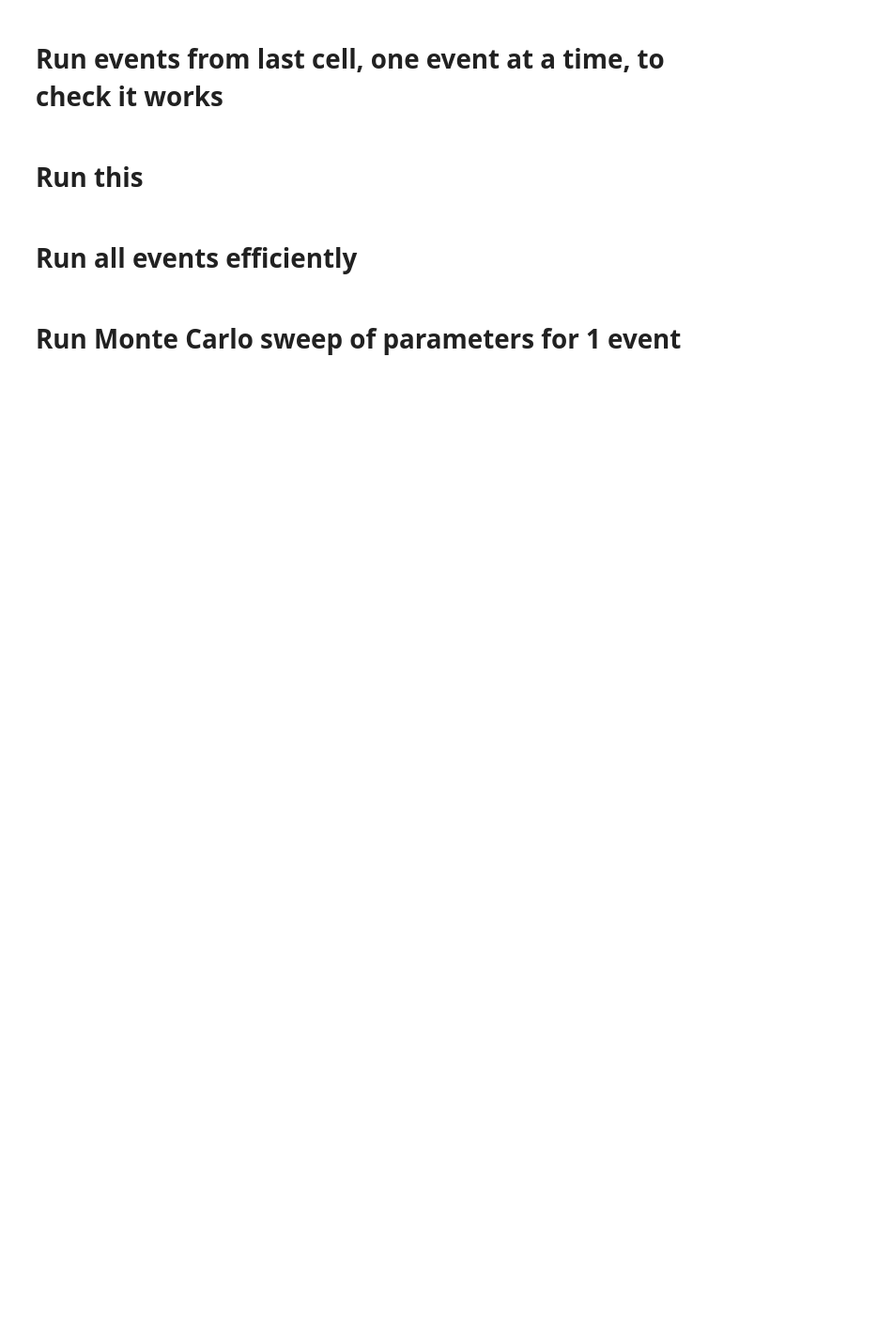
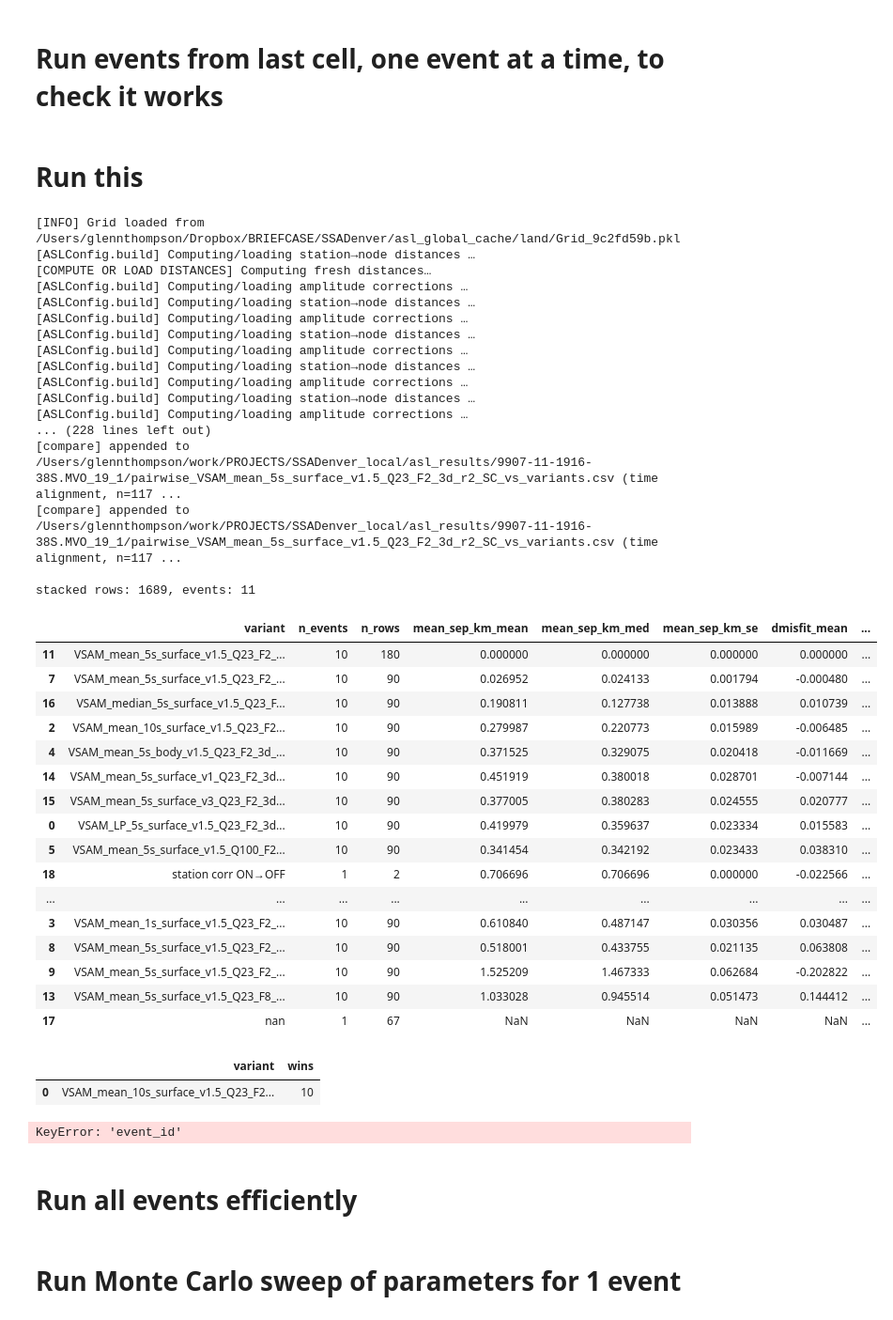
Before and after one commit to gthompson/flovopy, a Jupyter notebook: flovopy/tutorials/04_test_asl_params.ipynb, the cells around one changed output. Shown at 94% size. Drawn from its saved outputs; the diff is of its cells as text; code cells hidden in the pictures; blank space fills up the shorter version.

```diff
--- a/flovopy/tutorials/04_test_asl_params.ipynb
+++ b/flovopy/tutorials/04_test_asl_params.ipynb
@@ -481,34 +487,71 @@ baseline_cfg = ASLConfig(
     window_seconds=5.0,
     min_stations=5,
     sam_class=VSAM,
     sam_metric="mean",
     debug=False,
 ).build()
 
 variants = cfg_variants_from(
     baseline_cfg,
     landgridobj=landgridobj,
     annual_station_corrections_df=annual_station_corrections_df,
 )
 
 # --- Run comparisons (auto-run baseline & variants if missing) ---
 scored, summary, win_counts = compare_runs(
     baseline_cfg,
     events=best_event_files,            # iterable of mseed paths
     variants=variants,
     run_single_event=run_single_event,  # your existing function
     refine_sector=False,
     topo_kw=topo_kw,
     run_if_missing_baseline=True,
     run_if_missing_variants=True,       # flip to False if you want variants manual
     w_sep=1.0, w_misfit=0.5, w_azgap=0.1,
 )
 
 # --- Show results ---
 if scored is not None:
     display(summary)
     display(win_counts)
-summary.to_csv(LOCALPROJECTDIR / "pairwise_summary_surface.csv", index=False)
+summary.to_csv(OUTPUT_DIR / "pairwise_summary_surface.csv", index=False)
+# %% [output]
+[INFO] Grid loaded from /Users/glennthompson/Dropbox/BRIEFCASE/SSADenver/asl_global_cache/land/Grid_9c2fd59b.pkl
+[ASLConfig.build] Computing/loading station→node distances …
+[COMPUTE OR LOAD DISTANCES] Computing fresh distances…
+[ASLConfig.build] Computing/loading amplitude corrections …
+[ASLConfig.build] Computing/loading station→node distances …
+[ASLConfig.build] Computing/loading amplitude corrections …
+[ASLConfig.build] Computing/loading station→node distances …
+[ASLConfig.build] Computing/loading amplitude corrections …
+[ASLConfig.build] Computing/loading station→node distances …
+[ASLConfig.build] Computing/loading amplitude corrections …
+[ASLConfig.build] Computing/loading station→node distances …
+[ASLConfig.build] Computing/loading amplitude corrections …
+... (228 lines left out)
+[compare] appended to /Users/glennthompson/work/PROJECTS/SSADenver_local/asl_results/9907-11-1916-38S.MVO_19_1/pairwise_VSAM_mean_5s_surface_v1.5_Q23_F2_3d_r2_SC_vs_variants.csv (time alignment, n=117 ...
+[compare] appended to /Users/glennthompson/work/PROJECTS/SSADenver_local/asl_results/9907-11-1916-38S.MVO_19_1/pairwise_VSAM_mean_5s_surface_v1.5_Q23_F2_3d_r2_SC_vs_variants.csv (time alignment, n=117 ...
+
+stacked rows: 1689, events: 11
+|  | variant | n_events | n_rows | mean_sep_km_mean | mean_sep_km_med | mean_sep_km_se | dmisfit_mean | ... |
+| 11 | VSAM_mean_5s_surface_v1.5_Q23_F2_... | 10 | 180 | 0.000000 | 0.000000 | 0.000000 | 0.000000 | ... |
+| 7 | VSAM_mean_5s_surface_v1.5_Q23_F2_... | 10 | 90 | 0.026952 | 0.024133 | 0.001794 | -0.000480 | ... |
+| 16 | VSAM_median_5s_surface_v1.5_Q23_F... | 10 | 90 | 0.190811 | 0.127738 | 0.013888 | 0.010739 | ... |
+| 2 | VSAM_mean_10s_surface_v1.5_Q23_F2... | 10 | 90 | 0.279987 | 0.220773 | 0.015989 | -0.006485 | ... |
+| 4 | VSAM_mean_5s_body_v1.5_Q23_F2_3d_... | 10 | 90 | 0.371525 | 0.329075 | 0.020418 | -0.011669 | ... |
+| 14 | VSAM_mean_5s_surface_v1_Q23_F2_3d... | 10 | 90 | 0.451919 | 0.380018 | 0.028701 | -0.007144 | ... |
+| 15 | VSAM_mean_5s_surface_v3_Q23_F2_3d... | 10 | 90 | 0.377005 | 0.380283 | 0.024555 | 0.020777 | ... |
+| 0 | VSAM_LP_5s_surface_v1.5_Q23_F2_3d... | 10 | 90 | 0.419979 | 0.359637 | 0.023334 | 0.015583 | ... |
+| 5 | VSAM_mean_5s_surface_v1.5_Q100_F2... | 10 | 90 | 0.341454 | 0.342192 | 0.023433 | 0.038310 | ... |
+| 18 | station corr ON→OFF | 1 | 2 | 0.706696 | 0.706696 | 0.000000 | -0.022566 | ... |
+| ... | ... | ... | ... | ... | ... | ... | ... | ... |
+| 3 | VSAM_mean_1s_surface_v1.5_Q23_F2_... | 10 | 90 | 0.610840 | 0.487147 | 0.030356 | 0.030487 | ... |
+| 8 | VSAM_mean_5s_surface_v1.5_Q23_F2_... | 10 | 90 | 0.518001 | 0.433755 | 0.021135 | 0.063808 | ... |
+| 9 | VSAM_mean_5s_surface_v1.5_Q23_F2_... | 10 | 90 | 1.525209 | 1.467333 | 0.062684 | -0.202822 | ... |
+| 13 | VSAM_mean_5s_surface_v1.5_Q23_F8_... | 10 | 90 | 1.033028 | 0.945514 | 0.051473 | 0.144412 | ... |
+| 17 | nan | 1 | 67 | NaN | NaN | NaN | NaN | ... |
+|  | variant | wins |
+| 0 | VSAM_mean_10s_surface_v1.5_Q23_F2... | 10 |
 # %%
 from flovopy.asl.compare_runs import compare_runs, build_intrinsic_table, add_baseline_free_scores, summarize_absolute_runs, per_event_winner_abs
 
@@ -525,6 +568,29 @@ scored_pairwise, summary_pairwise, win_counts_pairwise = compare_runs(
     run_if_missing_variants=True,
 )
 '''
+def per_event_winner_abs(df_abs_scored: pd.DataFrame):
+    """
+    Pick the min score_abs per event_id using label indexing (safe).
+    Skips events with all-NaN score_abs.
+    """
+    if df_abs_scored is None or df_abs_scored.empty or "score_abs" not in df_abs_scored.columns:
+        return (pd.DataFrame(columns=["event_id","tag","score_abs"]),
+                pd.DataFrame(columns=["tag","wins"]))
+
+    d = df_abs_scored[np.isfinite(df_abs_scored["score_abs"])].copy()
+    if d.empty:
+        return (pd.DataFrame(columns=["event_id","tag","score_abs"]),
+                pd.DataFrame(columns=["tag","wins"]))
+
+    idx = d.groupby("event_id")["score_abs"].idxmin().dropna()
+    winners = d.loc[idx, ["event_id","tag","score_abs"]].reset_index(drop=True)  # <-- loc, not iloc
+    win_counts = (winners["tag"]
+                  .value_counts()
+                  .rename_axis("tag")
+                  .reset_index(name="wins")
+                  .sort_values("wins", ascending=False))
+    return winners, win_counts
+
 
 # 2) Build absolute (baseline-free) table and scores
 abs_tbl = build_intrinsic_table(
@@ -542,8 +608,10 @@ abs_scored = add_baseline_free_scores(abs_tbl)  # you can pass custom weights=..
 abs_summary = summarize_absolute_runs(abs_scored)
 winners_abs, win_counts_abs = per_event_winner_abs(abs_scored)
 
-abs_summary.to_csv(index=False)
-win_counts_abs.to_csv(index=False)
+abs_summary.to_csv(OUTPUT_DIR / "abs_summary.csv", index=False)
+win_counts_abs.to_csv(OUTPUT_DIR / "win_counts.csv", index=False)
+# %% [output]
+KeyError: 'event_id'
 # %%
 from flovopy.asl.compare_runs import crawl_intrinsic_runs
 abs_tbl = crawl_intrinsic_runs(OUTPUT_DIR)
```
Also changed, not shown: parts of 3 cells of this notebook, 1 other file.
